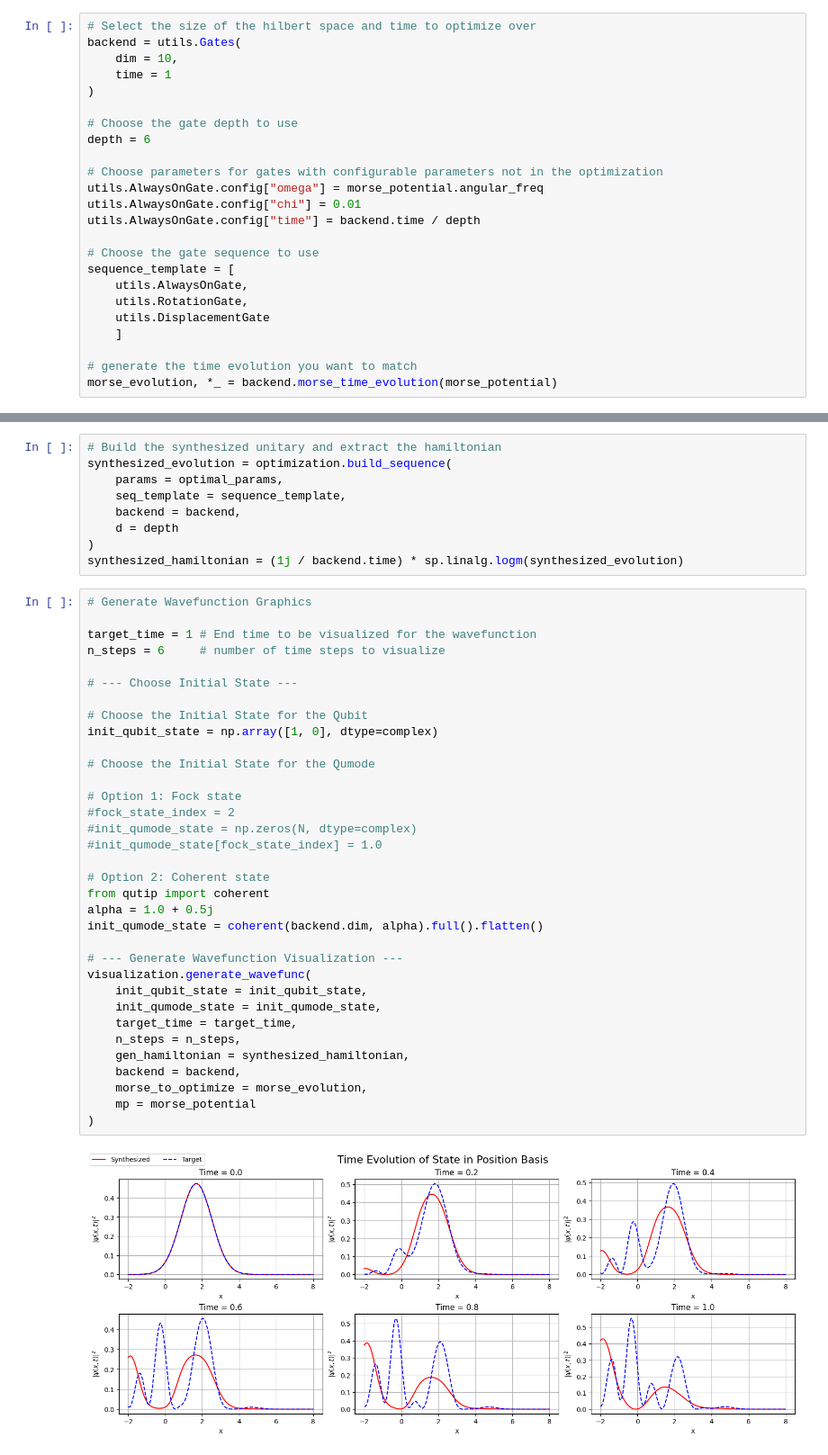
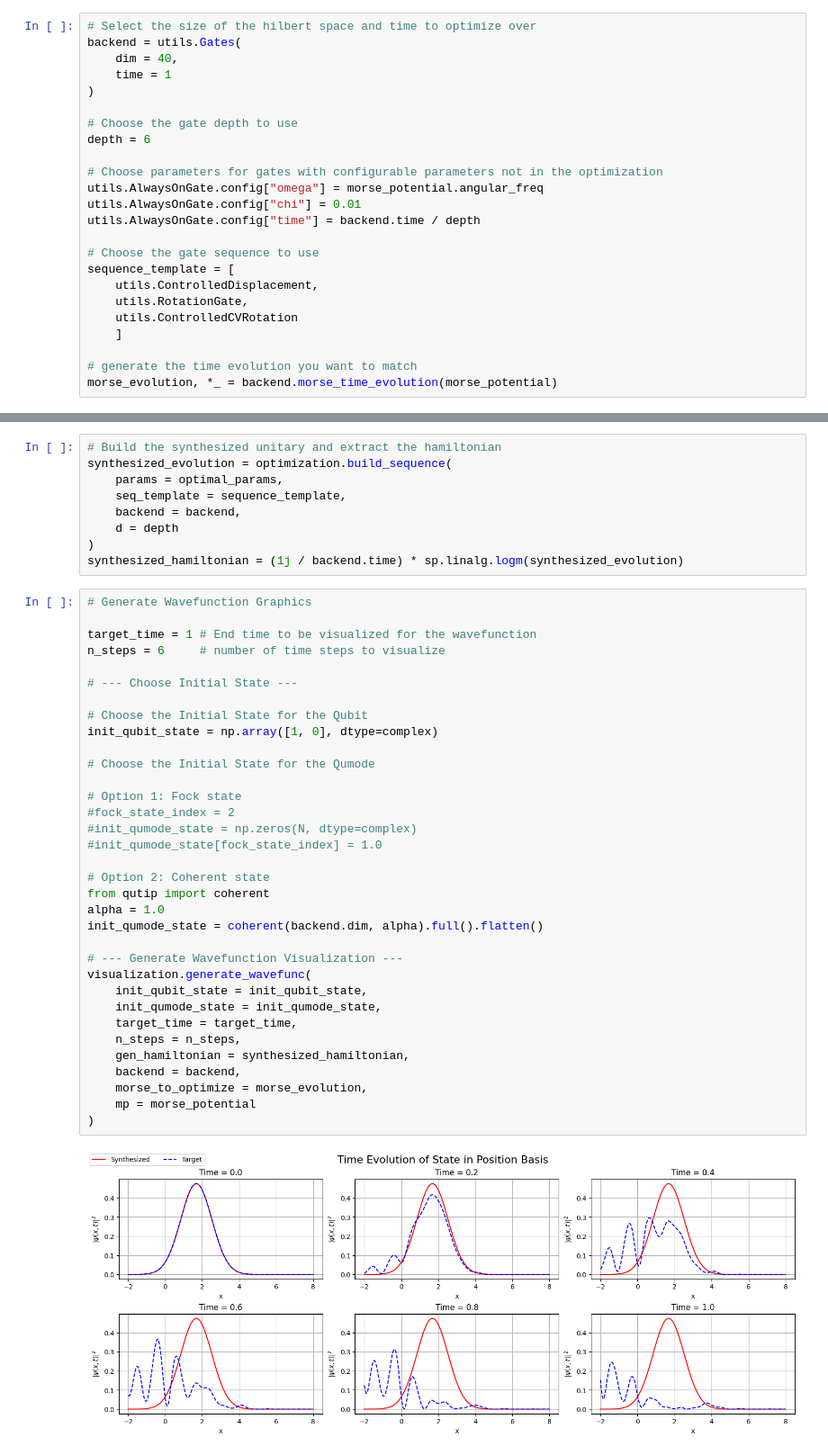
Before and after one commit to alexaymehra/hybrid-quantum-simulation, a Jupyter notebook: notebooks/main.ipynb, the cells around one changed output, grey strips where cells are left out. Shown: that part at 90% size. Saved outputs shown, nothing was run; the diff lists cells and outputs as text.

Commit message:
tested new gate sequences

```diff
--- a/notebooks/main.ipynb
+++ b/notebooks/main.ipynb
@@ -50,7 +50,7 @@ morse_potential.plot_potential()
 # %%
 # Select the size of the hilbert space and time to optimize over
 backend = utils.Gates(
-    dim = 10,
+    dim = 40,
     time = 1
 )
 
@@ -64,9 +64,9 @@ utils.AlwaysOnGate.config["time"] = backend.time / depth
 
 # Choose the gate sequence to use
 sequence_template = [
-    utils.AlwaysOnGate,
+    utils.ControlledDisplacement,
     utils.RotationGate,
-    utils.DisplacementGate
+    utils.ControlledCVRotation
     ]
 
 # generate the time evolution you want to match
@@ -119,35 +119,35 @@ target_time = 1 # End time to be visualized for the wavefunction
 n_steps = 6     # number of time steps to visualize
 
 # --- Choose Initial State ---
 
 # Choose the Initial State for the Qubit
 init_qubit_state = np.array([1, 0], dtype=complex)
 
 # Choose the Initial State for the Qumode
 
 # Option 1: Fock state
 #fock_state_index = 2
 #init_qumode_state = np.zeros(N, dtype=complex)
 #init_qumode_state[fock_state_index] = 1.0
 
 # Option 2: Coherent state
 from qutip import coherent
-alpha = 1.0 + 0.5j
+alpha = 1.0
 init_qumode_state = coherent(backend.dim, alpha).full().flatten()
 
 # --- Generate Wavefunction Visualization ---
 visualization.generate_wavefunc(
     init_qubit_state = init_qubit_state,
     init_qumode_state = init_qumode_state,
     target_time = target_time,
     n_steps = n_steps,
     gen_hamiltonian = synthesized_hamiltonian,
     backend = backend,
     morse_to_optimize = morse_evolution,
     mp = morse_potential
 )
 # %% [output]
-[figure, old version]
+[figure, new version]
 # %%
 # Generate Wigner Function Graphics
 
```
Also changed, not shown: parts of 2 cells of this notebook, 2 other files.
